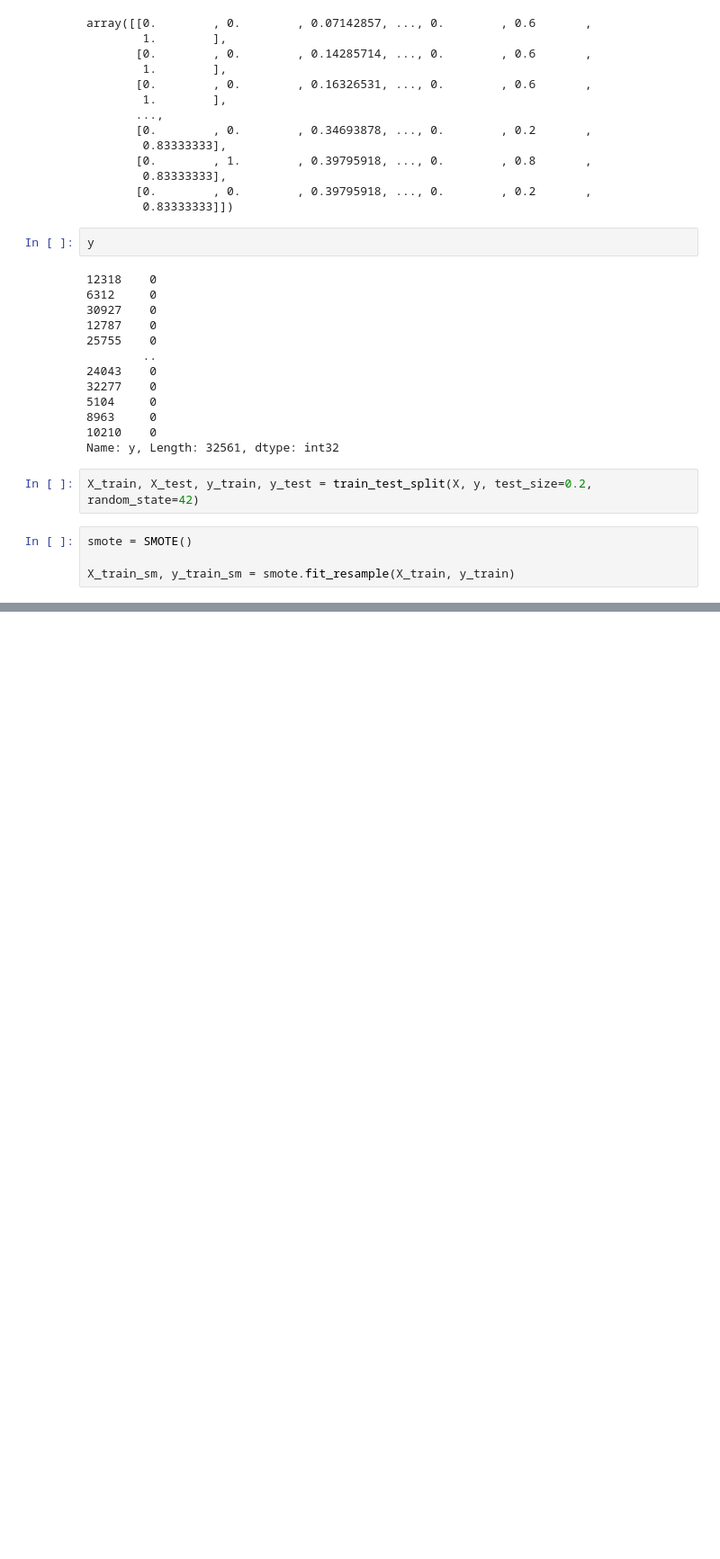
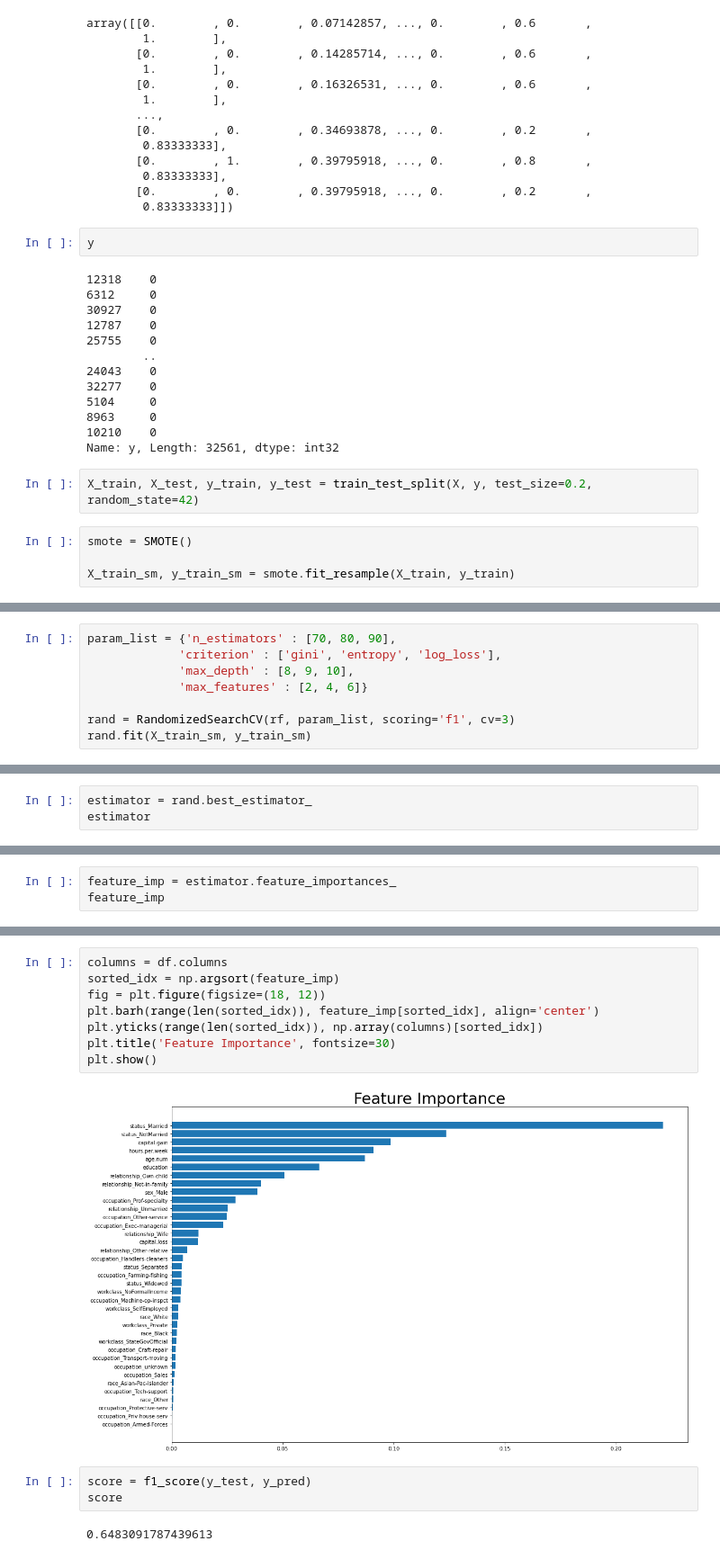
Before and after one commit to debhere/Practice, a Jupyter notebook: Income Prediction/Income Prediction - Census Data.ipynb, the cells around one changed output, grey strips where cells are left out. Shown at 90% size. Saved outputs shown, nothing was run; the diff lists cells and outputs as text; blank space fills up the shorter version.

```diff
--- a/Income Prediction/Income Prediction - Census Data.ipynb
+++ b/Income Prediction/Income Prediction - Census Data.ipynb
@@ -674,0 +679,8 @@ calculate_score(tree, X_train_sm, y_train_sm)
+# %%
+param_list = {'n_estimators' : [70, 80, 90],
+             'criterion' : ['gini', 'entropy', 'log_loss'],
+             'max_depth' : [8, 9, 10],
+             'max_features' : [2, 4, 6]}
+
+rand = RandomizedSearchCV(rf, param_list, scoring='f1', cv=3)
+rand.fit(X_train_sm, y_train_sm)
@@ -674,0 +695,3 @@ calculate_score(tree, X_train_sm, y_train_sm)
+# %%
+estimator = rand.best_estimator_
+estimator
@@ -674,0 +705,3 @@ calculate_score(tree, X_train_sm, y_train_sm)
+# %%
+feature_imp = estimator.feature_importances_
+feature_imp
@@ -674,0 +719,15 @@ calculate_score(tree, X_train_sm, y_train_sm)
+# %%
+columns = df.columns
+sorted_idx = np.argsort(feature_imp)
+fig = plt.figure(figsize=(18, 12))
+plt.barh(range(len(sorted_idx)), feature_imp[sorted_idx], align='center')
+plt.yticks(range(len(sorted_idx)), np.array(columns)[sorted_idx])
+plt.title('Feature Importance', fontsize=30)
+plt.show()
+# %% [output]
+[figure, added]
+# %%
+score = f1_score(y_test, y_pred)
+score
+# %% [output]
+0.6483091787439613
```
Also changed, not shown: parts of 13 cells of this notebook.
